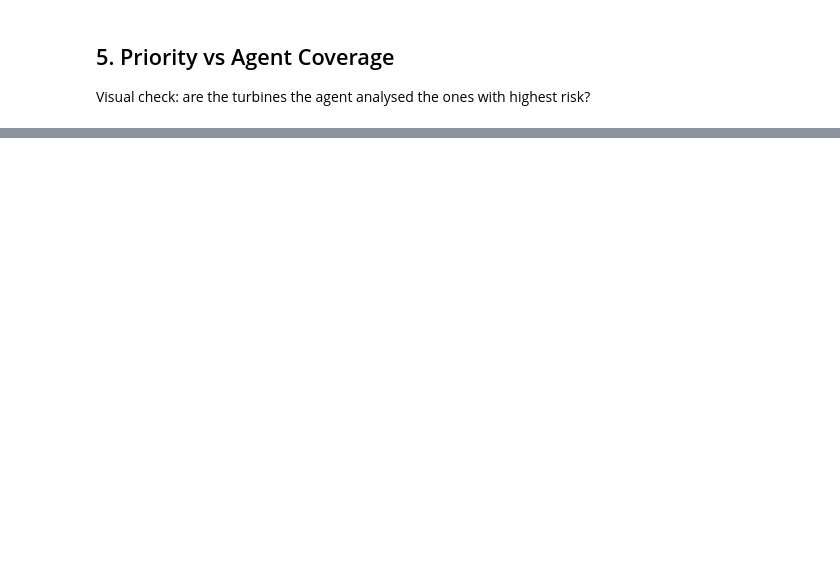
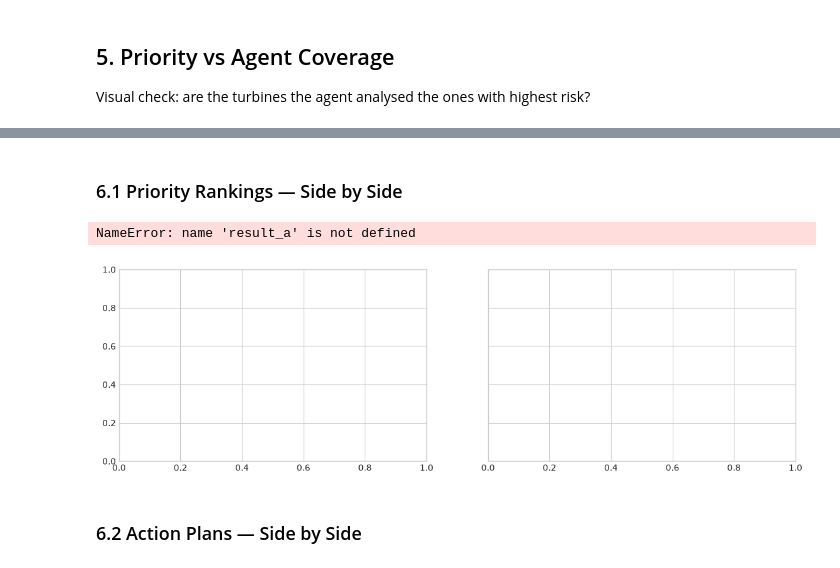
Before and after one commit to AdriARE/windops-ai-copilot, a Jupyter notebook: notebooks/03_agent_decisions_examples.ipynb, the cells around one changed output, grey strips where cells are left out. Saved outputs shown, nothing was run; the diff lists cells and outputs as text; code cells hidden in the pictures; blank space fills up the shorter version.

```diff
--- a/notebooks/03_agent_decisions_examples.ipynb
+++ b/notebooks/03_agent_decisions_examples.ipynb
@@ -253,0 +314,54 @@ collapsible panel alongside each action plan.
+# %% [markdown]
+### 6.1 Priority Rankings — Side by Side
+# %%
+# ===============================
+# PRIORITY COMPARISON — BAR CHARTS
+# ===============================
+
+fig, axes = plt.subplots(1, 2, figsize=(14, 4), sharey=True)
+
+for ax, result in [(axes[0], result_a), (axes[1], result_b)]:
+    pri    = result["priority"]
+    fmap   = result["fault_map"]
+    plans  = result["plans"]
+    scen   = result["scenario"]
+
+    analysed = {p["turbine_id"] for p in plans}
+    urgency_map_local = {p["turbine_id"]: p.get("urgency", "low") for p in plans}
+
+    bar_colors = []
+    for _, row in pri.iterrows():
+        tid = row["turbine_id"]
+        if tid in analysed:
+            urg = urgency_map_local.get(tid, "low")
+            bar_colors.append(URGENCY_COLORS.get(urg, "steelblue"))
+        else:
+            bar_colors.append("lightgrey")
+
+    ax.bar(pri["turbine_id"], pri["priority_score"],
+           color=bar_colors, edgecolor="white")
+    ax.set_title(f"Scenario: {scen.upper()}", fontweight="bold")
+    ax.set_ylabel("Priority score")
+    ax.set_ylim(0, 1)
+    ax.tick_params(axis="x", rotation=45)
+    ax.axhline(0.5, color="gray", linestyle="--", linewidth=0.7, alpha=0.6)
+
+axes[0].legend(
+    handles=[
+        mpatches.Patch(color="tomato",    label="High urgency"),
+        mpatches.Patch(color="orange",    label="Medium urgency"),
+        mpatches.Patch(color="steelblue", label="Low urgency"),
+        mpatches.Patch(color="lightgrey", label="Not analysed"),
+    ],
+    fontsize=8,
+    loc="upper right",
+)
+
+plt.suptitle("Agent coverage by scenario", fontweight="bold", y=1.02)
+plt.tight_layout()
+plt.show()
+# %% [output]
+NameError: name 'result_a' is not defined
+[figure, added]
+# %% [markdown]
+### 6.2 Action Plans — Side by Side
```
Also changed, not shown: parts of 13 cells of this notebook, 1 other file.
